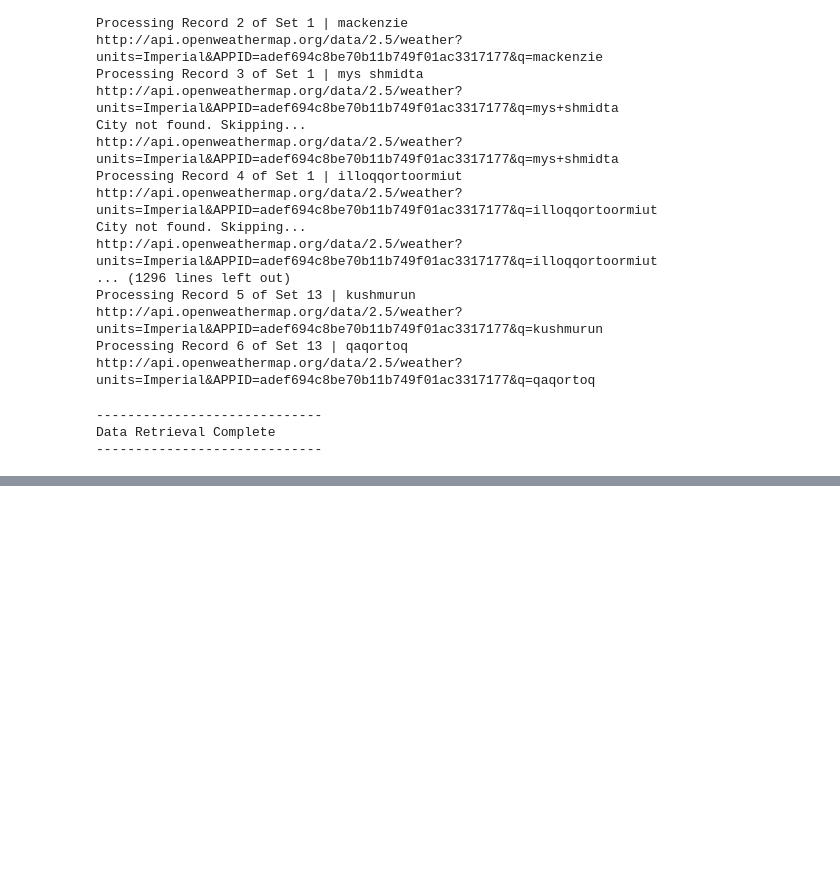
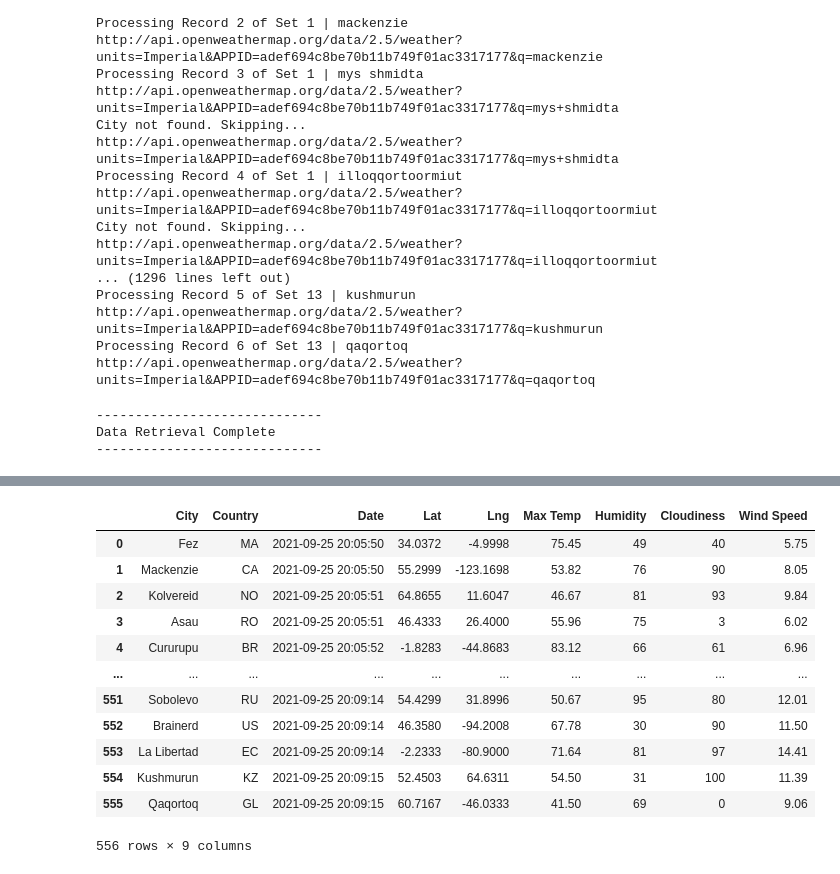
Before and after one commit to yoyoFC/World_Weather_Analysis, a Jupyter notebook: WeatherPy.ipynb, the cells around one changed output, grey strips where cells are left out. Drawn from its saved outputs; the diff is of its cells as text; code cells hidden in the pictures; blank space fills up the shorter version.

```diff
--- a/WeatherPy.ipynb
+++ b/WeatherPy.ipynb
@@ -129,0 +141,18 @@ city_data
+# %%
+new_column_order = ["City","Country","Date","Lat","Lng","Max Temp","Humidity","Cloudiness","Wind Speed"]
+city_data_df = city_data_df[new_column_order]
+city_data_df
+# %% [output]
+|  | City | Country | Date | Lat | Lng | Max Temp | Humidity | Cloudiness | Wind Speed |
+| 0 | Fez | MA | 2021-09-25 20:05:50 | 34.0372 | -4.9998 | 75.45 | 49 | 40 | 5.75 |
+| 1 | Mackenzie | CA | 2021-09-25 20:05:50 | 55.2999 | -123.1698 | 53.82 | 76 | 90 | 8.05 |
+| 2 | Kolvereid | NO | 2021-09-25 20:05:51 | 64.8655 | 11.6047 | 46.67 | 81 | 93 | 9.84 |
+| 3 | Asau | RO | 2021-09-25 20:05:51 | 46.4333 | 26.4000 | 55.96 | 75 | 3 | 6.02 |
+| 4 | Cururupu | BR | 2021-09-25 20:05:52 | -1.8283 | -44.8683 | 83.12 | 66 | 61 | 6.96 |
+| ... | ... | ... | ... | ... | ... | ... | ... | ... | ... |
+| 551 | Sobolevo | RU | 2021-09-25 20:09:14 | 54.4299 | 31.8996 | 50.67 | 95 | 80 | 12.01 |
+| 552 | Brainerd | US | 2021-09-25 20:09:14 | 46.3580 | -94.2008 | 67.78 | 30 | 90 | 11.50 |
+| 553 | La Libertad | EC | 2021-09-25 20:09:14 | -2.2333 | -80.9000 | 71.64 | 81 | 97 | 14.41 |
+| 554 | Kushmurun | KZ | 2021-09-25 20:09:15 | 52.4503 | 64.6311 | 54.50 | 31 | 100 | 11.39 |
+| 555 | Qaqortoq | GL | 2021-09-25 20:09:15 | 60.7167 | -46.0333 | 41.50 | 69 | 0 | 9.06 |
+556 rows × 9 columns
```
Also changed, not shown: parts of 2 cells of this notebook, 2 other files.
